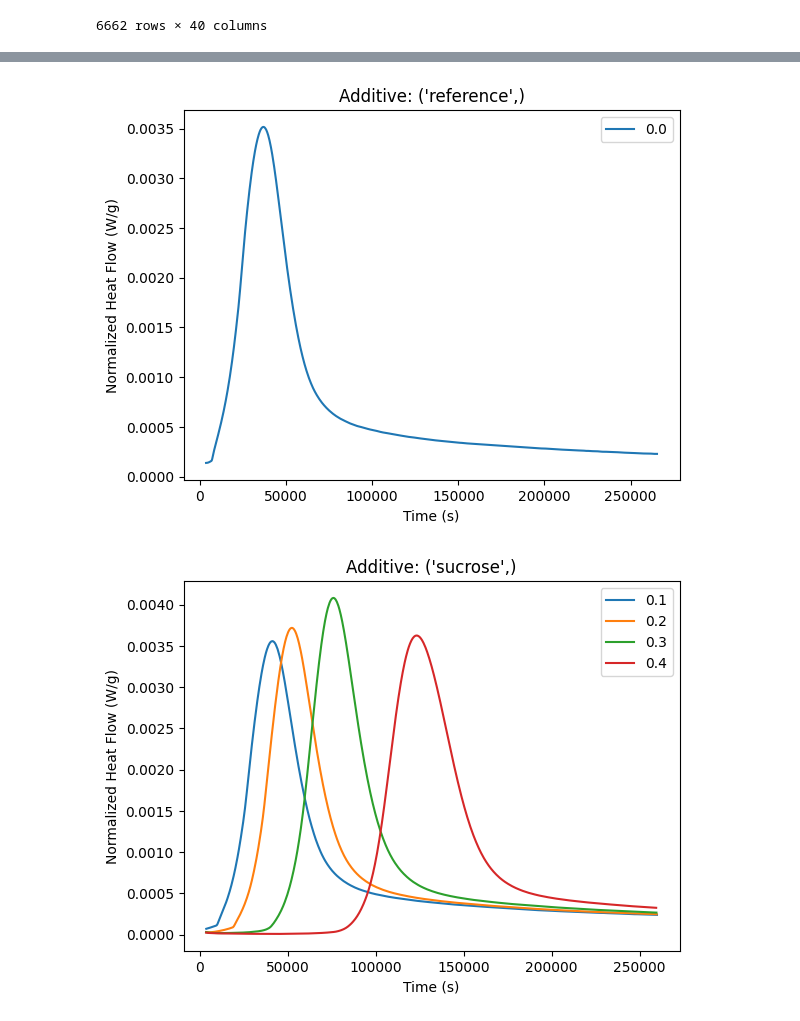
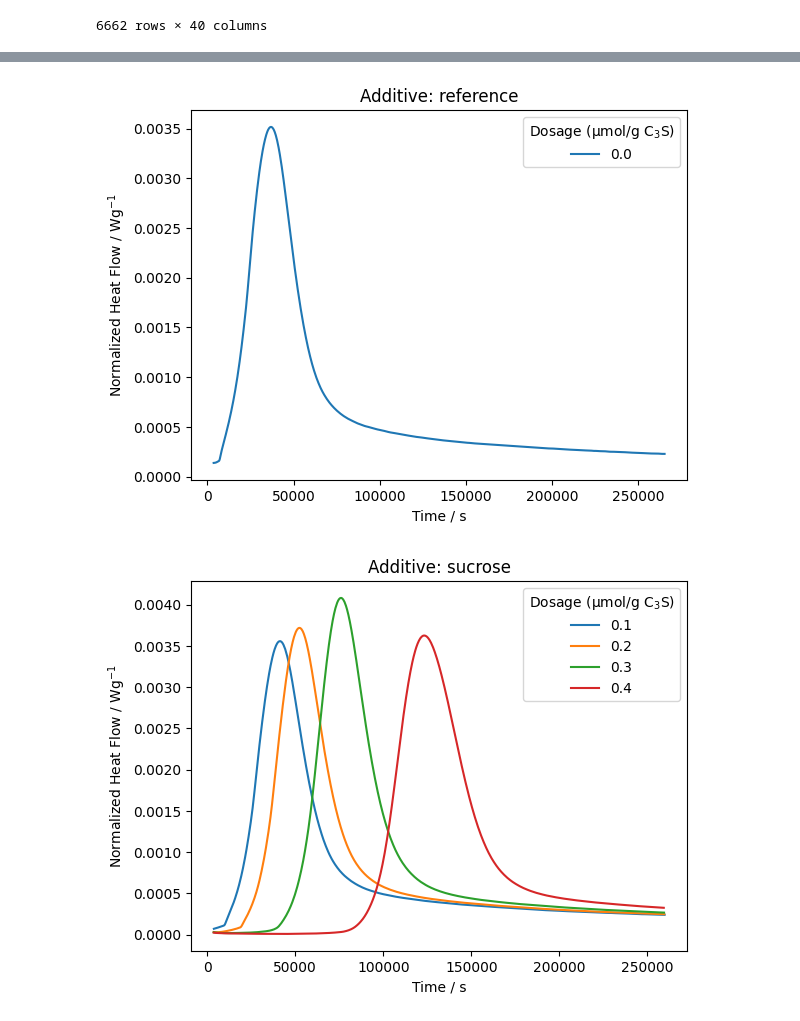
Before and after one commit to tgaedt/workshop_uv, a Jupyter notebook: notebooks/0_start.ipynb, the cells around one changed output, grey strips where cells are left out. Drawn from its saved outputs; the diff is of its cells as text; code cells hidden in the pictures.

```diff
--- a/notebooks/0_start.ipynb
+++ b/notebooks/0_start.ipynb
@@ -91,13 +91,13 @@ dfm
 | 6661 | 259232.729370 | 20.0 | 0.000970 | 842.938650 | 0.000243 | 210.734662 | /home/torben/LRZ Sync+Share/0_TUM... | ... |
 6662 rows × 40 columns
 # %%
-for additive, additive_data in dfm.groupby(["additive_name"]):
+for additive, additive_data in dfm.groupby("additive_name"):
     fig, ax = plt.subplots()
     for dosage, dosage_data in additive_data.groupby("dosage_additive_micromol_g_cem"):
         ax.plot(dosage_data["time_s"], dosage_data["normalized_heat_flow_w_g"], label=dosage)
     ax.set_title(f"Additive: {additive}")
-    ax.set_xlabel("Time (s)")
-    ax.set_ylabel("Normalized Heat Flow (W/g)")
-    ax.legend()
+    ax.set_xlabel("Time / s")
+    ax.set_ylabel("Normalized Heat Flow / Wg$^{-1}$")
+    ax.legend(title="Dosage (µmol/g C$_{3}$S)")
     plt.show()
 # %% [output]
@@ -105,5 +105,5 @@ for additive, additive_data in dfm.groupby(["additive_name"]):
-[figure, old version]
+[figure, new version]
-[figure, old version]
+[figure, new version]
 # %%
 # the need to include or inject the reference into additive data
 
```
Also changed, not shown: parts of 2 cells of this notebook, 1 other file.
